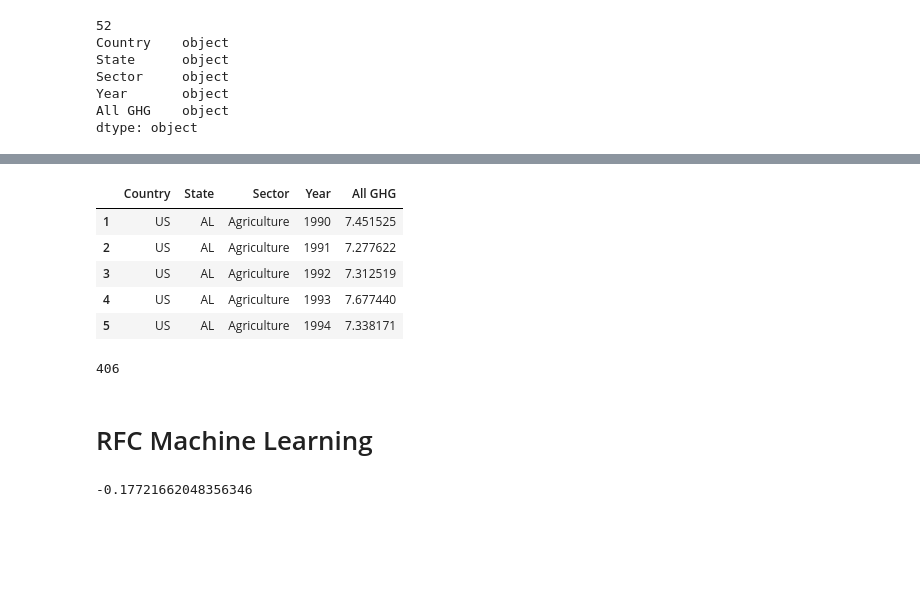
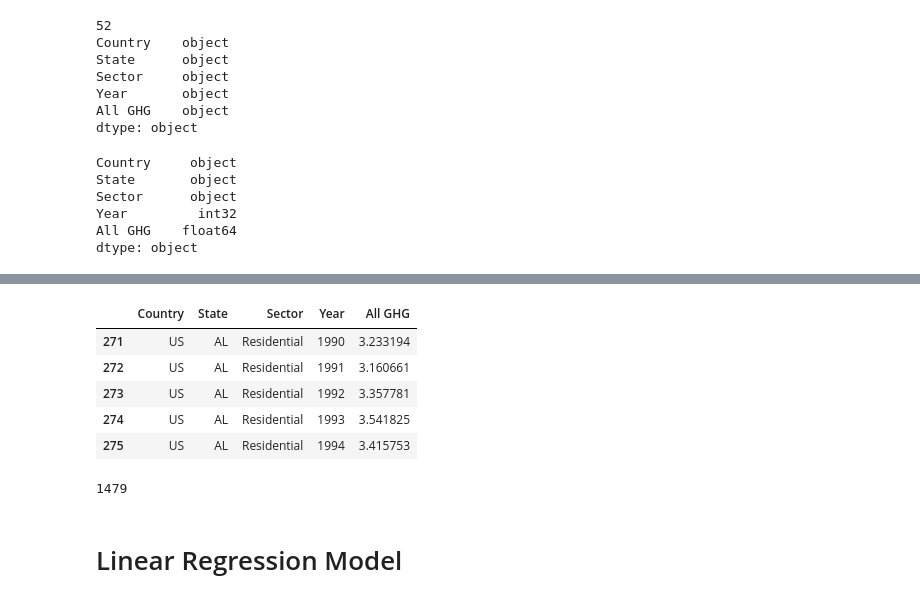
Before and after one commit to Michaelfr22/Final_Project, a Jupyter notebook: US_Emissions_1990_2018.ipynb, the cells around one changed output, grey strips where cells are left out. Saved outputs shown, nothing was run; the diff lists cells and outputs as text; code cells hidden in the pictures; blank space fills up the shorter version.

Commit message:
US Historical Emissions Cleaned, added all gases...(Need to work on Machine Learning Model still)

```diff
--- a/US_Emissions_1990_2018.ipynb
+++ b/US_Emissions_1990_2018.ipynb
@@ -252,3 +250,12 @@ us_ghg2.to_csv('resources/clean_us_historical_emissions.csv')
+# %%
+us_ghg2.dtypes
+# %% [output]
+Country     object
+State       object
+Sector      object
+Year         int32
+All GHG    float64
+dtype: object
 # %%
 #plotting USA Emissions per year 1990-2018
 usa_emi_plot = px.line(us_ghg2.loc[(us_ghg2['State'] == 'USA')],
@@ -266,19 +273,17 @@ usa_emi_plot.show()
 [interactive output not drawn]
 # %%
 #Agriculture dataset
-us_agr = us_ghg2.loc[(us_ghg2['State'] == 'AL')]
+us_agr = us_ghg2.loc[(us_ghg2['Sector'] == 'Residential') & (us_ghg2['State'] != 'USA')]
 us_agr.head()
 # %% [output]
 |  | Country | State | Sector | Year | All GHG |
-| 1 | US | AL | Agriculture | 1990 | 7.451525 |
-| 2 | US | AL | Agriculture | 1991 | 7.277622 |
-| 3 | US | AL | Agriculture | 1992 | 7.312519 |
-| 4 | US | AL | Agriculture | 1993 | 7.677440 |
-| 5 | US | AL | Agriculture | 1994 | 7.338171 |
+| 271 | US | AL | Residential | 1990 | 3.233194 |
+| 272 | US | AL | Residential | 1991 | 3.160661 |
+| 273 | US | AL | Residential | 1992 | 3.357781 |
+| 274 | US | AL | Residential | 1993 | 3.541825 |
+| 275 | US | AL | Residential | 1994 | 3.415753 |
 # %%
 #counting number of rows before machine learning
 len(us_agr.index)
 # %% [output]
-406
+1479
-# %% [markdown]
-# RFC Machine Learning
@@ -309,14 +290,2 @@ X_test_scaled = X_scaler.transform(X_test)
-# %%
-#Create a random forest classifier
-rf_model = RandomForestRegressor(random_state=78)
-
-#Fitting the model
-rf_model = rf_model.fit(X_train_scaled, y_train)
-
-#Evaluate the model
-y_pred = rf_model.predict(X_test_scaled)
-
-rf_model.score(X_test_scaled, y_test)
-# print(f" Random forest predictive accuracy: {accuracy_score(y_test,y_pred):.3f}")
-# %% [output]
--0.17721662048356346
+# %% [markdown]
+# Linear Regression Model
```
Also changed, not shown: parts of 24 cells of this notebook, 3 other files.
